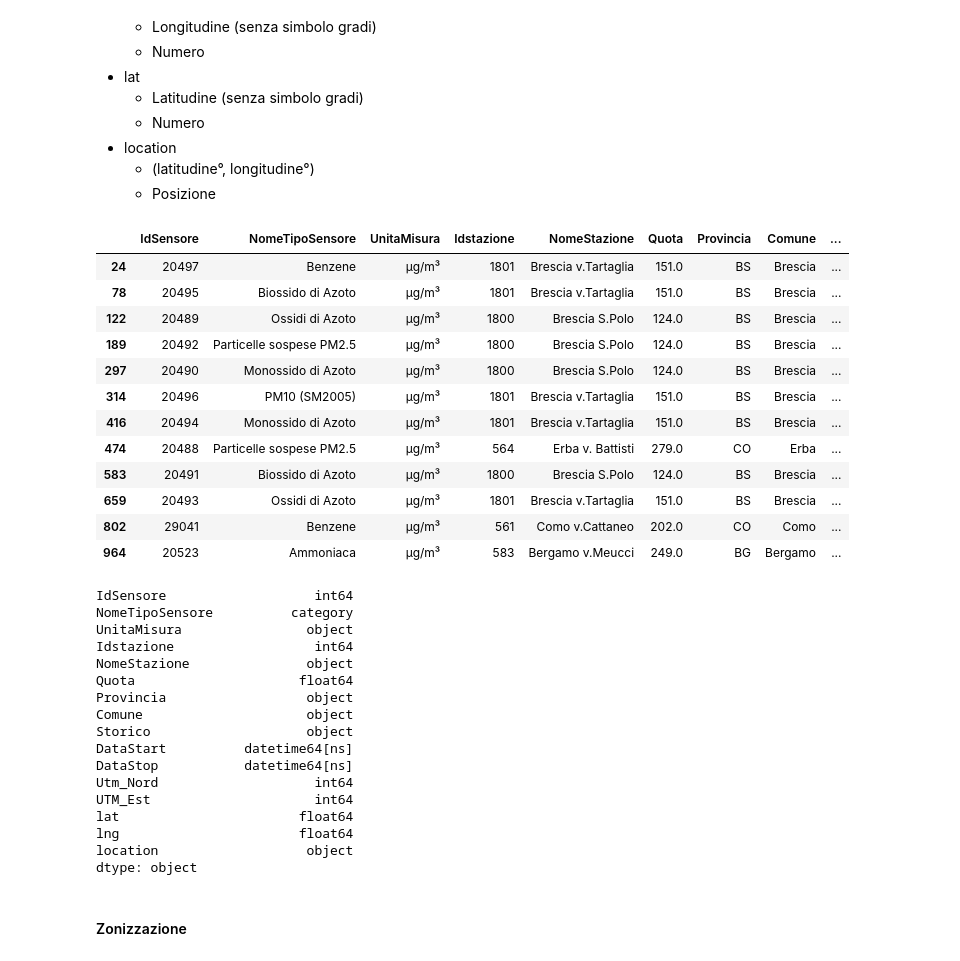
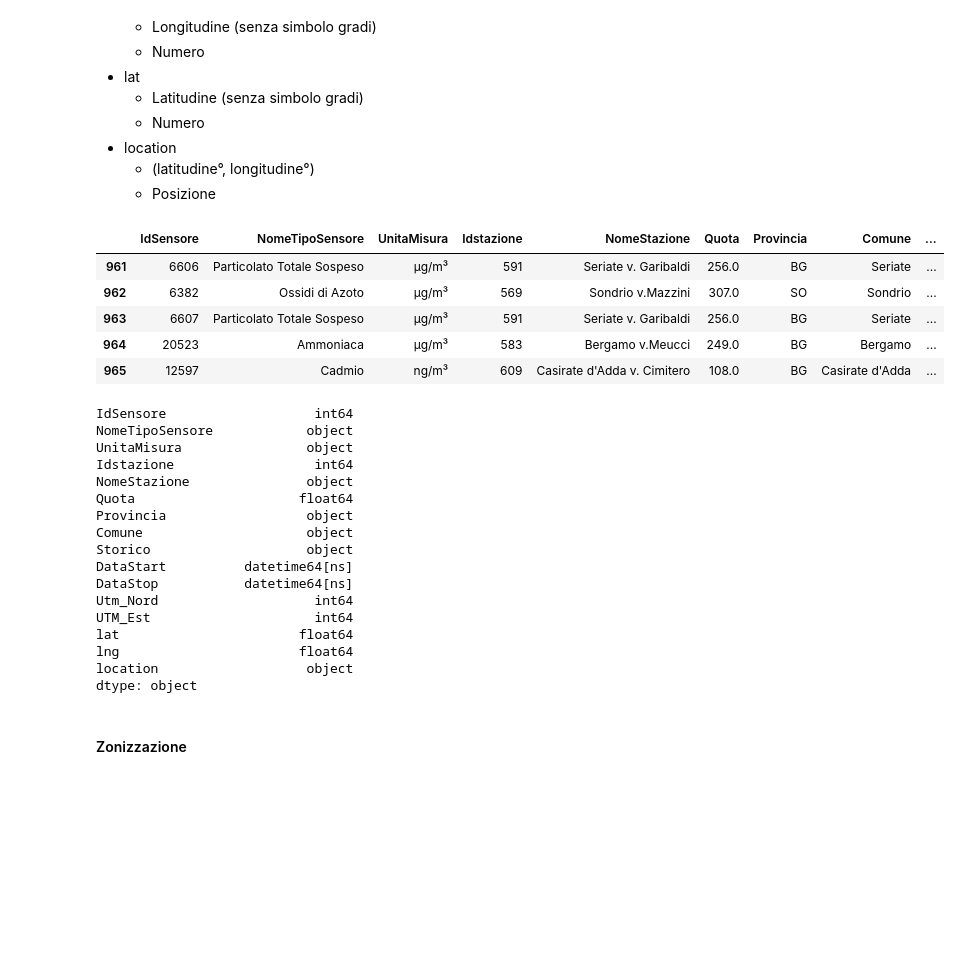
Before and after one commit to giocoal/air-quality-milano-interactive-data-visualization-tableau, a Jupyter notebook: Data_Visualization_project_21_22.ipynb, the cells around one changed output. Saved outputs shown, nothing was run; the diff lists cells and outputs as text; code cells hidden in the pictures; blank space fills up the shorter version.

```diff
--- a/Data_Visualization_project_21_22.ipynb
+++ b/Data_Visualization_project_21_22.ipynb
@@ -213,28 +213,21 @@ aria_20_21.tail()
     - (latitudine°, longitudine°)
     - Posizione
 # %%
-sensori_aria = pd.read_csv(f'{path}Stazioni_qualita_dell_aria.csv', dtype = {'NomeTipoSensore': 'category'}, parse_dates = ['DataStart', 'DataStop'])
+sensori_aria = pd.read_csv(f'{path}Stazioni_qualita_dell_aria.csv', parse_dates = ['DataStart', 'DataStop'])
 sensori_aria.tail()
 #stazioni_aria['NomeTipoSensore'].value_counts()
 # %% [output]
 |  | IdSensore | NomeTipoSensore | UnitaMisura | Idstazione | NomeStazione | Quota | Provincia | Comune | ... |
-| 24 | 20497 | Benzene | µg/m³ | 1801 | Brescia v.Tartaglia | 151.0 | BS | Brescia | ... |
-| 78 | 20495 | Biossido di Azoto | µg/m³ | 1801 | Brescia v.Tartaglia | 151.0 | BS | Brescia | ... |
-| 122 | 20489 | Ossidi di Azoto | µg/m³ | 1800 | Brescia S.Polo | 124.0 | BS | Brescia | ... |
-| 189 | 20492 | Particelle sospese PM2.5 | µg/m³ | 1800 | Brescia S.Polo | 124.0 | BS | Brescia | ... |
-| 297 | 20490 | Monossido di Azoto | µg/m³ | 1800 | Brescia S.Polo | 124.0 | BS | Brescia | ... |
-| 314 | 20496 | PM10 (SM2005) | µg/m³ | 1801 | Brescia v.Tartaglia | 151.0 | BS | Brescia | ... |
-| 416 | 20494 | Monossido di Azoto | µg/m³ | 1801 | Brescia v.Tartaglia | 151.0 | BS | Brescia | ... |
-| 474 | 20488 | Particelle sospese PM2.5 | µg/m³ | 564 | Erba v. Battisti | 279.0 | CO | Erba | ... |
-| 583 | 20491 | Biossido di Azoto | µg/m³ | 1800 | Brescia S.Polo | 124.0 | BS | Brescia | ... |
-| 659 | 20493 | Ossidi di Azoto | µg/m³ | 1801 | Brescia v.Tartaglia | 151.0 | BS | Brescia | ... |
-| 802 | 29041 | Benzene | µg/m³ | 561 | Como v.Cattaneo | 202.0 | CO | Como | ... |
+| 961 | 6606 | Particolato Totale Sospeso | µg/m³ | 591 | Seriate v. Garibaldi | 256.0 | BG | Seriate | ... |
+| 962 | 6382 | Ossidi di Azoto | µg/m³ | 569 | Sondrio v.Mazzini | 307.0 | SO | Sondrio | ... |
+| 963 | 6607 | Particolato Totale Sospeso | µg/m³ | 591 | Seriate v. Garibaldi | 256.0 | BG | Seriate | ... |
 | 964 | 20523 | Ammoniaca | µg/m³ | 583 | Bergamo v.Meucci | 249.0 | BG | Bergamo | ... |
+| 965 | 12597 | Cadmio | ng/m³ | 609 | Casirate d'Adda v. Cimitero | 108.0 | BG | Casirate d'Adda | ... |
 # %%
 sensori_aria.dtypes
 # %% [output]
 IdSensore                   int64
-NomeTipoSensore          category
+NomeTipoSensore            object
 UnitaMisura                object
 Idstazione                  int64
 NomeStazione               object
```
Also changed, not shown: parts of 24 cells of this notebook.
